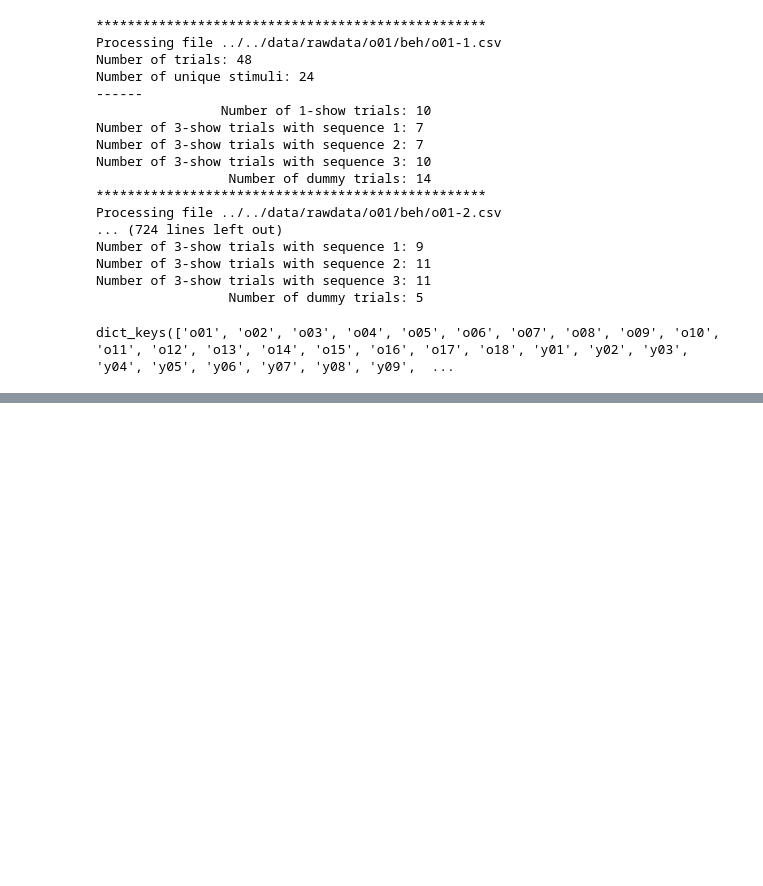
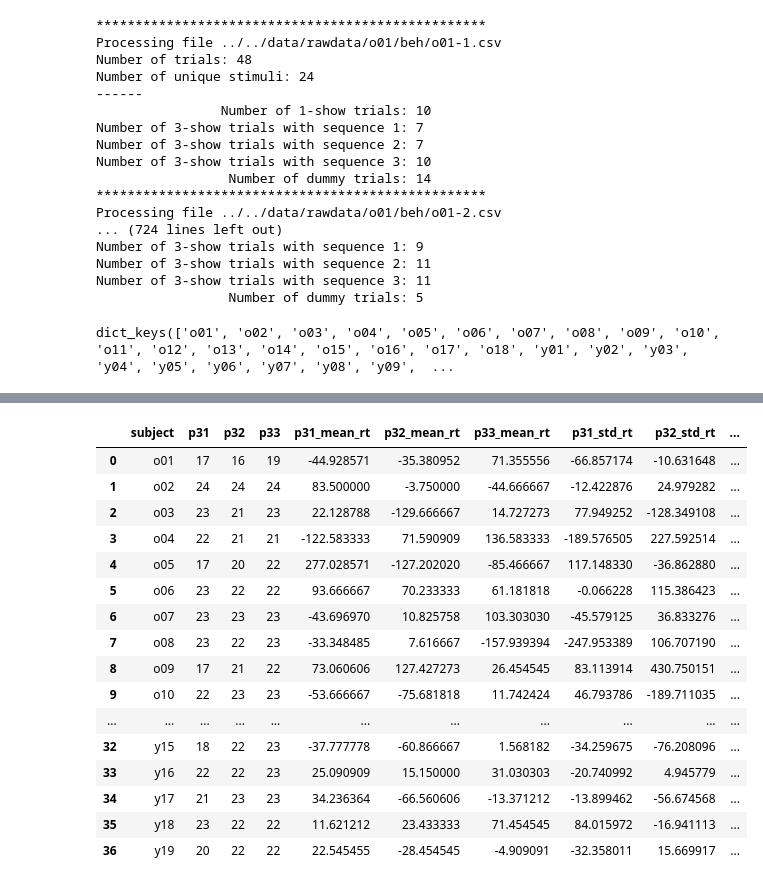
Before and after one commit to McSonk/brain-imaging, a Jupyter notebook: code/python/behaviour_global.ipynb, the cells around one changed output, grey strips where cells are left out. Saved outputs shown, nothing was run; the diff lists cells and outputs as text; code cells hidden in the pictures; blank space fills up the shorter version.

```diff
--- a/code/python/behaviour_global.ipynb
+++ b/code/python/behaviour_global.ipynb
@@ -78,8 +77,8 @@ for subject in subjects:
         print(f'Error: {subject.name} does not have 2 behaviour files')
         continue
     # Load the CSVs with pandas.read_csv
-    csvs['rep1'] = get_df_from_file(beh_files[0])
-    csvs['rep2'] = get_df_from_file(beh_files[1])
+    csvs['rep1'] = get_ps_from_file(beh_files[0])
+    csvs['rep2'] = get_ps_from_file(beh_files[1])
     data[subject.name] = csvs
 # %% [output]
 **************************************************
@@ -135,0 +134,19 @@ data['y01']['rep2'].head(11)
+# %%
+rep_stats_df = pd.DataFrame(columns=[
+    'subject',
+    'rep',
+    'p31',
+    'p32',
+    'p33',
+    'p31_mean_rt',
+    'p32_mean_rt',
+    'p33_mean_rt',
+    'p31_std_rt',
+    'p32_std_rt',
+    'p33_std_rt',
+    'dummy_p3_',
+    'mean_rt',
+    'std_rt',
+    'mean_acc',
+    'std_acc'
+    ])
@@ -135,0 +208,37 @@ data['y01']['rep2'].head(11)
+# %%
+subject_stats_df = rep_stats_df.sort_values(by='rep').groupby('subject').agg({
+    'p31': 'sum',
+    'p32': 'sum',
+    'p33': 'sum',
+    'p31_mean_rt': lambda x: x.iloc[0] - x.iloc[1],
+    'p32_mean_rt': lambda x: x.iloc[0] - x.iloc[1],
+    'p33_mean_rt': lambda x: x.iloc[0] - x.iloc[1],
+    'p31_std_rt': lambda x: x.iloc[0] - x.iloc[1],
+    'p32_std_rt': lambda x: x.iloc[0] - x.iloc[1],
+    'p33_std_rt': lambda x: x.iloc[0] - x.iloc[1],
+    'dummy_p3_': 'sum',
+    'mean_rt': lambda x: x.iloc[0] - x.iloc[1],
+    'std_rt': lambda x: x.iloc[0] - x.iloc[1],
+    'mean_acc': lambda x: x.iloc[0] - x.iloc[1],
+    'std_acc': lambda x: x.iloc[0] - x.iloc[1]
+}).reset_index()
+
+subject_stats_df
+# %% [output]
+|  | subject | p31 | p32 | p33 | p31_mean_rt | p32_mean_rt | p33_mean_rt | p31_std_rt | p32_std_rt | ... |
+| 0 | o01 | 17 | 16 | 19 | -44.928571 | -35.380952 | 71.355556 | -66.857174 | -10.631648 | ... |
+| 1 | o02 | 24 | 24 | 24 | 83.500000 | -3.750000 | -44.666667 | -12.422876 | 24.979282 | ... |
+| 2 | o03 | 23 | 21 | 23 | 22.128788 | -129.666667 | 14.727273 | 77.949252 | -128.349108 | ... |
+| 3 | o04 | 22 | 21 | 21 | -122.583333 | 71.590909 | 136.583333 | -189.576505 | 227.592514 | ... |
+| 4 | o05 | 17 | 20 | 22 | 277.028571 | -127.202020 | -85.466667 | 117.148330 | -36.862880 | ... |
+| 5 | o06 | 23 | 22 | 22 | 93.666667 | 70.233333 | 61.181818 | -0.066228 | 115.386423 | ... |
+| 6 | o07 | 23 | 23 | 23 | -43.696970 | 10.825758 | 103.303030 | -45.579125 | 36.833276 | ... |
+| 7 | o08 | 23 | 22 | 23 | -33.348485 | 7.616667 | -157.939394 | -247.953389 | 106.707190 | ... |
+| 8 | o09 | 17 | 21 | 22 | 73.060606 | 127.427273 | 26.454545 | 83.113914 | 430.750151 | ... |
+| 9 | o10 | 22 | 23 | 23 | -53.666667 | -75.681818 | 11.742424 | 46.793786 | -189.711035 | ... |
+| ... | ... | ... | ... | ... | ... | ... | ... | ... | ... | ... |
+| 32 | y15 | 18 | 22 | 23 | -37.777778 | -60.866667 | 1.568182 | -34.259675 | -76.208096 | ... |
+| 33 | y16 | 22 | 22 | 23 | 25.090909 | 15.150000 | 31.030303 | -20.740992 | 4.945779 | ... |
+| 34 | y17 | 21 | 23 | 23 | 34.236364 | -66.560606 | -13.371212 | -13.899462 | -56.674568 | ... |
+| 35 | y18 | 23 | 22 | 22 | 11.621212 | 23.433333 | 71.454545 | 84.015972 | -16.941113 | ... |
+| 36 | y19 | 20 | 22 | 22 | 22.545455 | -28.454545 | -4.909091 | -32.358011 | 15.669917 | ... |
```
Also changed, not shown: parts of 7 cells of this notebook.
